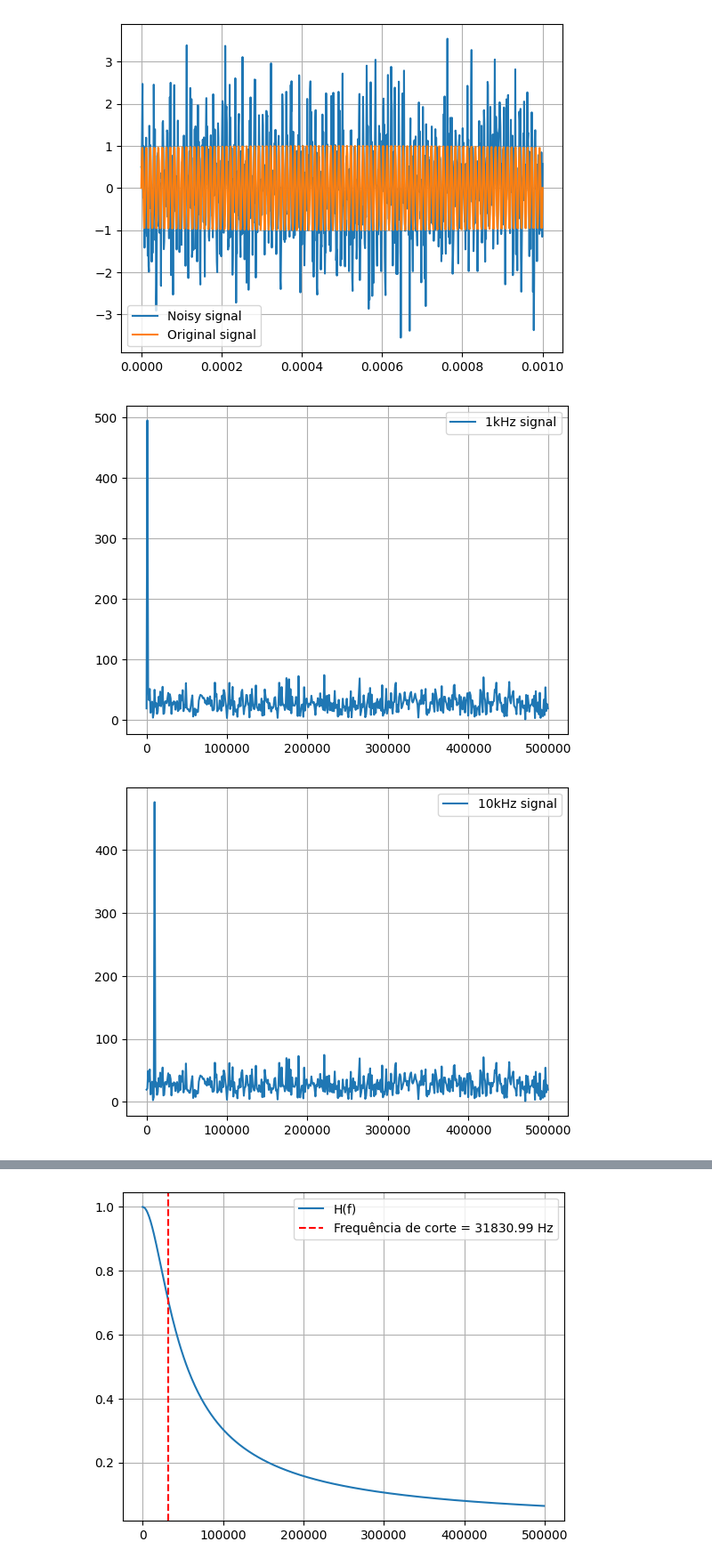
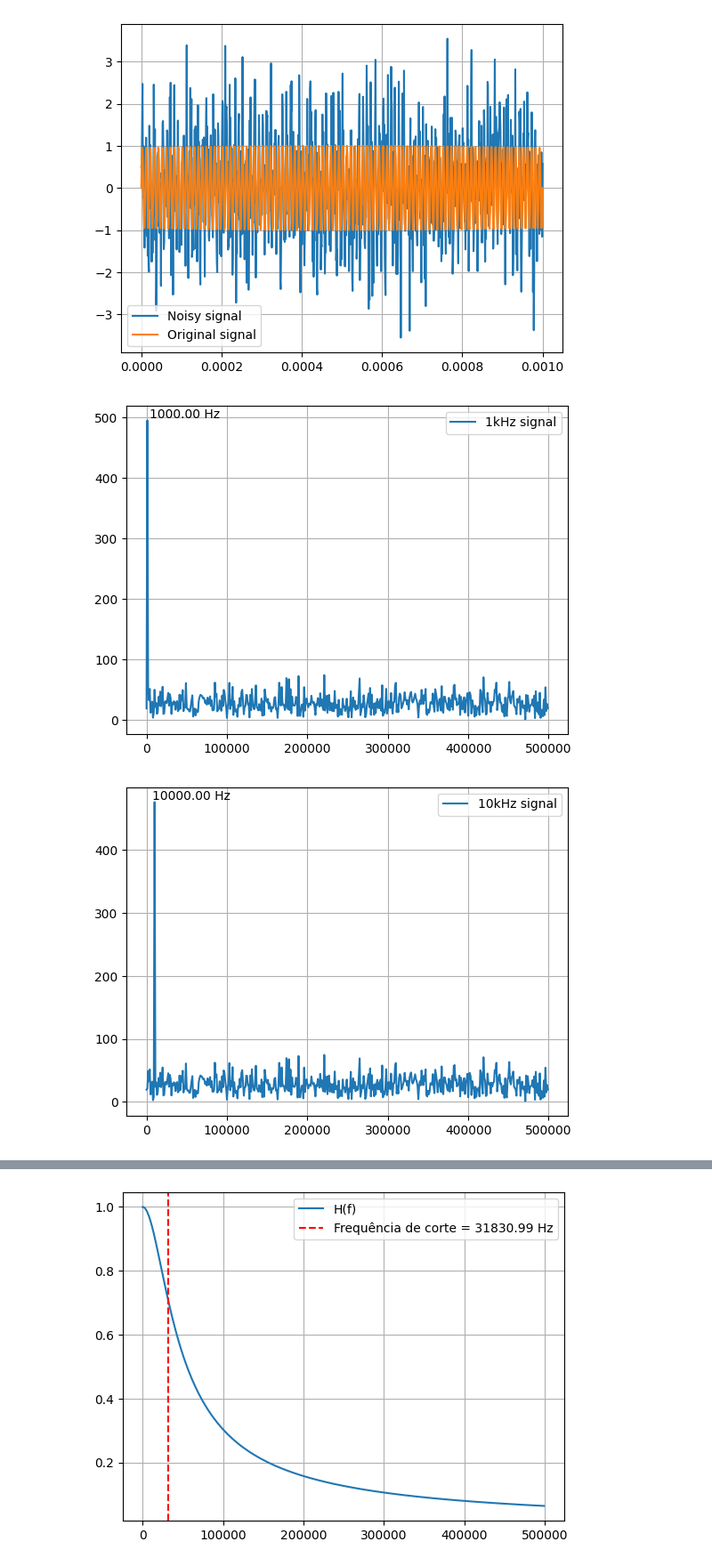
Before and after one commit to V-kr0pt/filtros_ufpb, a Jupyter notebook: filters.ipynb, the cells around one changed output, grey strips where cells are left out. Shown at 89% size. Saved outputs shown, nothing was run; the diff lists cells and outputs as text; code cells hidden in the pictures.

```diff
--- a/filters.ipynb
+++ b/filters.ipynb
@@ -54,17 +55,27 @@ for key in signals.keys():
 [figure]
 # %%
 # Obtain the noise signal in the frequency domain
-freqs = np.fft.fftfreq(N, Ts)
+all_freqs = np.fft.fftfreq(N, Ts)
 freq_domain_signals = {}
 
-freqs = freqs[:N//2]
+freqs = all_freqs[:N//2]
 
 for key in noisy_signals.keys():
-     freq_domain_signals[key] = np.fft.fft(noisy_signals[key])[:N//2]
+
+     # obtain the frequency domain signal
+     freq_domain_signals[key] = np.fft.fft(noisy_signals[key])
+     abs_freq_domain_signal = np.abs(freq_domain_signals[key])[:N//2]
+
+     # obtain the peak frequency
+     max_index = np.argmax(abs_freq_domain_signal)
+     max_freq = freqs[max_index]
+     peak = abs_freq_domain_signal[max_index]
+
      plt.figure()
-     plt.plot(freqs, np.abs(freq_domain_signals[key]), label=f'{key} signal')
+     plt.plot(freqs, abs_freq_domain_signal, label=f'{key} signal')
+     plt.annotate(f'{max_freq:.2f} Hz', (max_freq, peak), textcoords="offset points", xytext=(30,2), ha='center')
      plt.legend()
      plt.grid()
 # %% [output]
-[figure, old version]
+[figure, new version]
-[figure, old version]
+[figure, new version]
```
Also changed, not shown: parts of 14 cells of this notebook.
